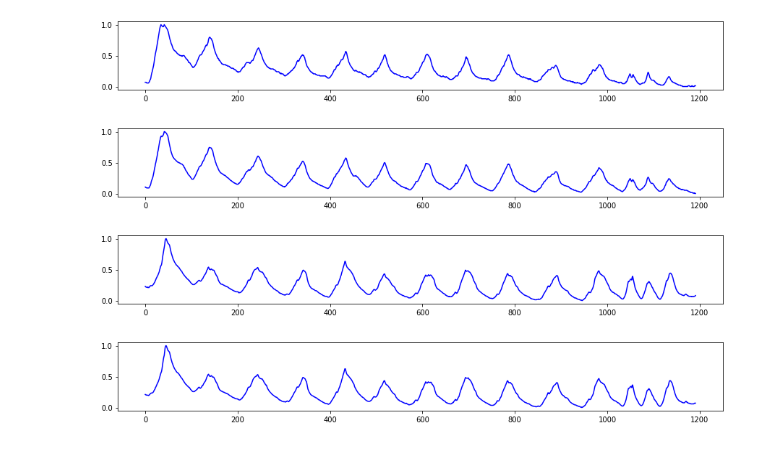
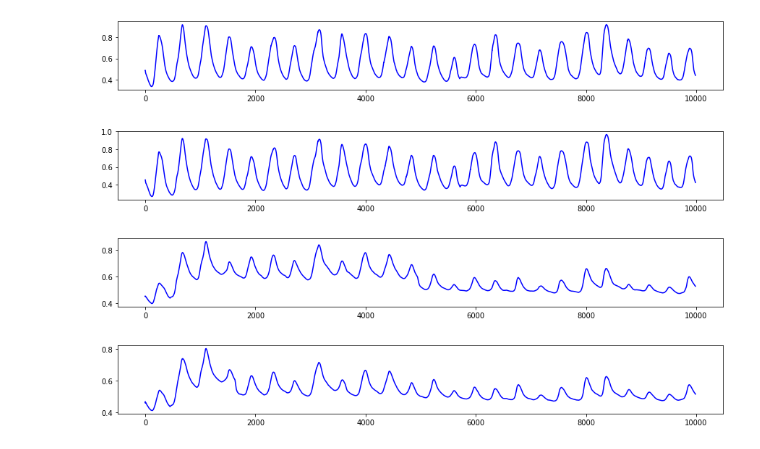
Before and after one commit to RightAir/BreathDetectionSystem, a Jupyter notebook: TensorFlow/SensorTraining.ipynb, the cells around one changed output. Cells and saved outputs as stored; diff of their text form; code cells hidden in the pictures.

```diff
--- a/TensorFlow/SensorTraining.ipynb
+++ b/TensorFlow/SensorTraining.ipynb
@@ -13,16 +13,11 @@ from sklearn.preprocessing import StandardScaler
 from tensorflow import keras
 import h5py
 
-df = pd.read_csv('TrainingData.csv')
-
-df.columns = ['Flow', '1', '2', '3', '4']
-
-flow = df['Flow']
-flow = flow.astype(float)
-
-df.drop('Flow', inplace = True, axis = 1)
-
+df = pd.read_excel('SensorData.xlsx')
+df.drop('Unnamed: 0', axis = 1, inplace = True)
 df = df.astype(float)
 
+flow = pd.read_csv('FlowTrainingData.csv')
+
 df.head()
 # %% [output]
@@ -46,25 +100,25 @@ x = range(0, len(df))
 # %%
 fig = plt.figure(figsize = (15, 8))
 plt.subplot(4,1,1)
-plt.plot(x, df['1'], 'b')
+plt.plot(x, df['Sensor 1'], 'b')
 plt.show()
 
 fig = plt.figure(figsize = (15, 8))
 plt.subplot(4,1,2)
-plt.plot(x, df['2'], 'b')
+plt.plot(x, df['Sensor 2'], 'b')
 plt.show()
 
 fig = plt.figure(figsize = (15, 8))
 plt.subplot(4,1,3)
-plt.plot(x, df['3'], 'b')
+plt.plot(x, df['Sensor 3'], 'b')
 plt.show()
 
 fig = plt.figure(figsize = (15, 8))
 plt.subplot(4,1,4)
-plt.plot(x, df['4'], 'b')
+plt.plot(x, df['Sensor 4'], 'b')
 plt.show()
 # %% [output]
-[figure, old version]
+[figure, new version]
-[figure, old version]
+[figure, new version]
-[figure, old version]
+[figure, new version]
-[figure, old version]
+[figure, new version]
```
Also changed, not shown: parts of 29 cells of this notebook, 17 other files.
